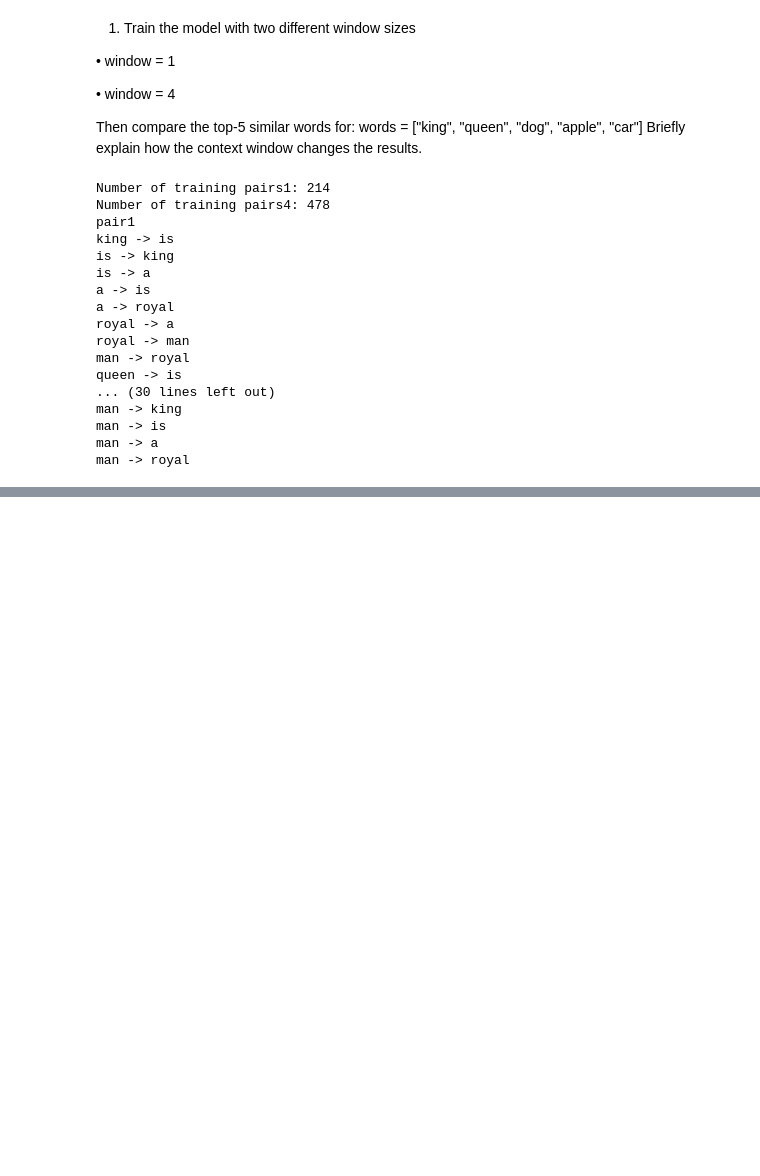
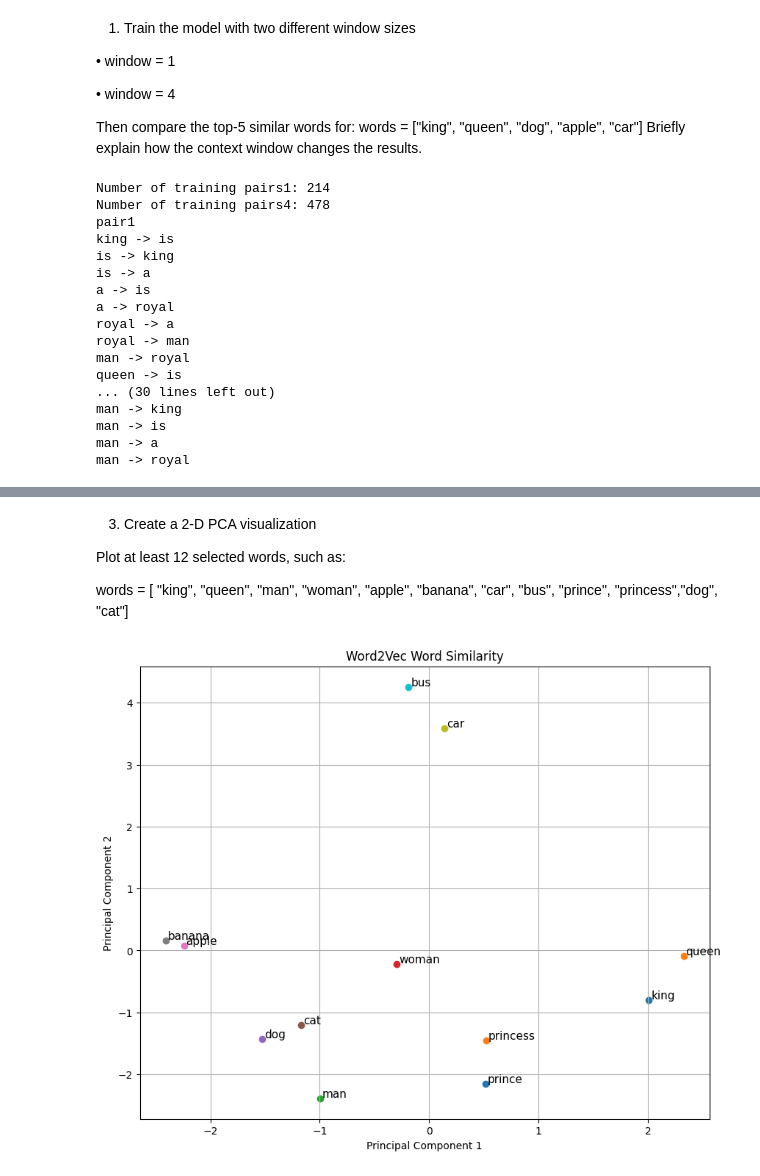
Before and after one commit to chw1230/LLMProgramming, a Jupyter notebook: Word2Vec/과제/HW3.ipynb, the cells around one changed output, grey strips where cells are left out. Cells and saved outputs as stored; diff of their text form; code cells hidden in the pictures; blank space fills up the shorter version.

Commit message:
Word2Vec 과제 제출

```diff
--- a/Word2Vec/과제/HW3.ipynb
+++ b/Word2Vec/과제/HW3.ipynb
@@ -357,0 +485,56 @@ for w in words:
+# %% [markdown]
+3. Create a 2-D PCA visualization
+
+Plot at least 12 selected words, such as:
+
+words = [ "king", "queen", "man", "woman", "apple", "banana", "car", "bus", "prince", "princess","dog", "cat"]
+# %%
+# Word2Vec Embedding PCA 시각화
+embedding_cpu = (
+    model4.embedding.weight
+    .detach()
+    .cpu()
+    .numpy()
+)
+
+from sklearn.decomposition import PCA
+
+pca = PCA(n_components=2)
+
+vectors_2d = pca.fit_transform(
+    embedding_cpu
+)
+
+words = [
+    "king", "queen", "man", "woman", "dog", "cat",
+    "apple", "banana", "car", "bus", "prince", "princess"
+]
+
+import matplotlib.pyplot as plt
+
+plt.figure(figsize=(10, 8))
+
+for word in words:
+    i = word_to_id[word]
+    x = vectors_2d[i, 0]
+    y = vectors_2d[i, 1]
+
+    plt.scatter(x, y)
+
+    plt.text(
+        x + 0.02,
+        y + 0.02,
+        word,
+        fontsize=11
+    )
+
+plt.xlabel("Principal Component 1")
+plt.ylabel("Principal Component 2")
+plt.title("Word2Vec Word Similarity")
+plt.grid(True)
+plt.show()
+
+# 의미가 비슷한 단어들이 모인 것을 볼 수 있음!
+# 왕과 관련된 단어들이 우측에 모이고, 과일은 과일끼리, 성별끼리 모인 것을 볼 수 있음!
+# %% [output]
+[figure, added]
```
Also changed, not shown: parts of 11 cells of this notebook.
